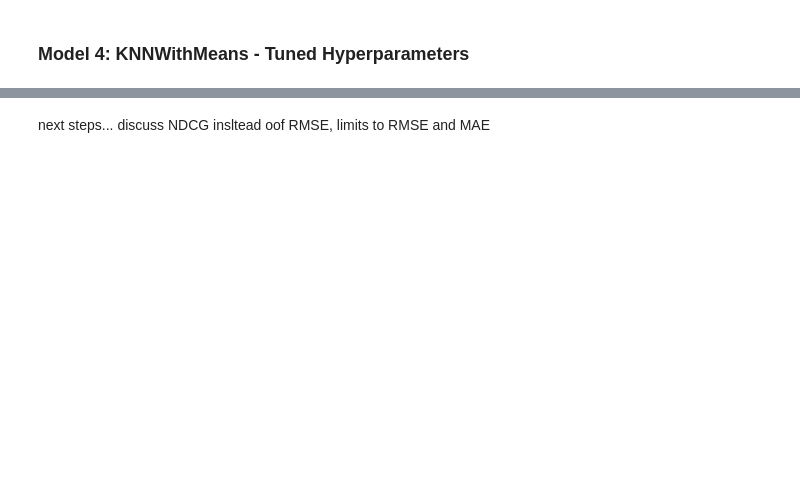
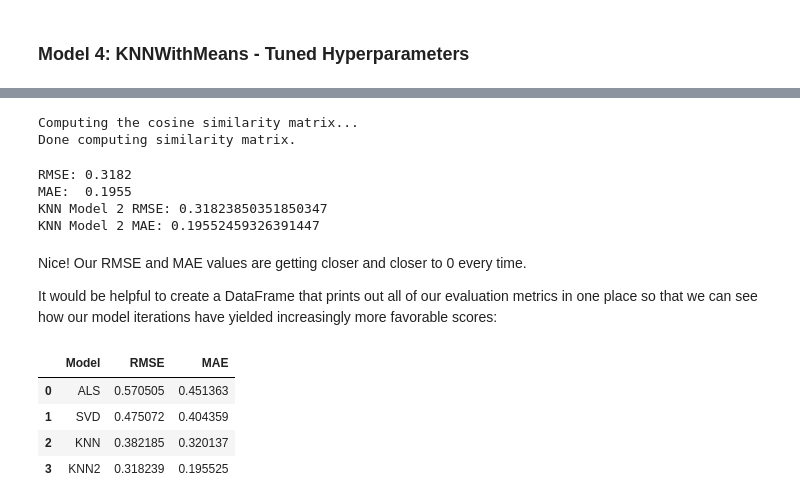
Before and after one commit to madelinebirch/Phase-4-Project, a Jupyter notebook: CURRENT!.ipynb, the cells around one changed output, grey strips where cells are left out. Cells and saved outputs as stored; diff of their text form; code cells hidden in the pictures; blank space fills up the shorter version.

Commit message:
working thru markdown and conclusion/next steps

```diff
--- a/CURRENT!.ipynb
+++ b/CURRENT!.ipynb
@@ -775,7 +785,7 @@ trainset = data.build_full_trainset()
 # %%
-# Create the KNNWithMeans model
+# Creating the KNNWithMeans model
 sim_options = {
-    'name': 'cosine',  # You can choose similarity options like 'cosine' or 'pearson'
-    'user_based': False,  # Set to True for item-based collaborative filtering
+    'name': 'cosine',
+    'user_based': True,
 }
 knn_model = KNNWithMeans(sim_options=sim_options)
@@ -862,10 +883,53 @@ knn_predictions2 = knn_model2.test(testset)
+# %%
+# Creating the KNNWithMeans model with tuned hyperparameters
+sim_options_tuned = {
+    'name': 'cosine',
+    'user_based': True,
+    'k': 10,  # Setting the desired value for 'k'
+    'min_support': 50,  # Setting the minimum number of common items to consider for similarity
+    'shrinkage': 300,  # Setting the shrinkage parameter for regularization
+}
+# %%
+knn_model2 = KNNWithMeans(sim_options=sim_options_tuned)
+
+# Fitting the KNN model on the training data
+knn_model2.fit(trainset)
+
+# Making predictions with the tuned KNN model
+knn_predictions2 = knn_model2.test(testset)
+# %% [output]
+Computing the cosine similarity matrix...
+Done computing similarity matrix.
 # %%
 # Calculate RMSE and MAE
 knn2_rmse = accuracy.rmse(knn_predictions2)
 knn2_mae = accuracy.mae(knn_predictions2)
 
-print(f'KNN Model RMSE: {knn2_rmse}')
-print(f'KNN Model MAE: {knn2_mae}')
+print(f'KNN Model 2 RMSE: {knn2_rmse}')
+print(f'KNN Model 2 MAE: {knn2_mae}')
+# %% [output]
+RMSE: 0.3182
+MAE:  0.1955
+KNN Model 2 RMSE: 0.31823850351850347
+KNN Model 2 MAE: 0.19552459326391447
-# %% [markdown]
-next steps...
-discuss NDCG insltead oof RMSE, limits to RMSE and MAE
+# %% [markdown]
+Nice! Our RMSE and MAE values are getting closer and closer to 0 every time.
+
+It would be helpful to create a DataFrame that prints out all of our evaluation metrics in one place so that we can see how our model iterations have yielded increasingly more favorable scores:
+# %%
+# Creating evaluation metrics DataFrame
+data = {
+    'Model': ['ALS', 'SVD', 'KNN', 'KNN2'],
+    'RMSE': [als_rmse, svd_rmse, knn_rmse, knn2_rmse],
+    'MAE': [als_mae, svd_mae, knn_mae, knn2_mae]
+}
+
+metrics_df = pd.DataFrame(data)
+
+metrics_df
+# %% [output]
+|  | Model | RMSE | MAE |
+| 0 | ALS | 0.570505 | 0.451363 |
+| 1 | SVD | 0.475072 | 0.404359 |
+| 2 | KNN | 0.382185 | 0.320137 |
+| 3 | KNN2 | 0.318239 | 0.195525 |
```
Also changed, not shown: parts of 114 cells of this notebook.
